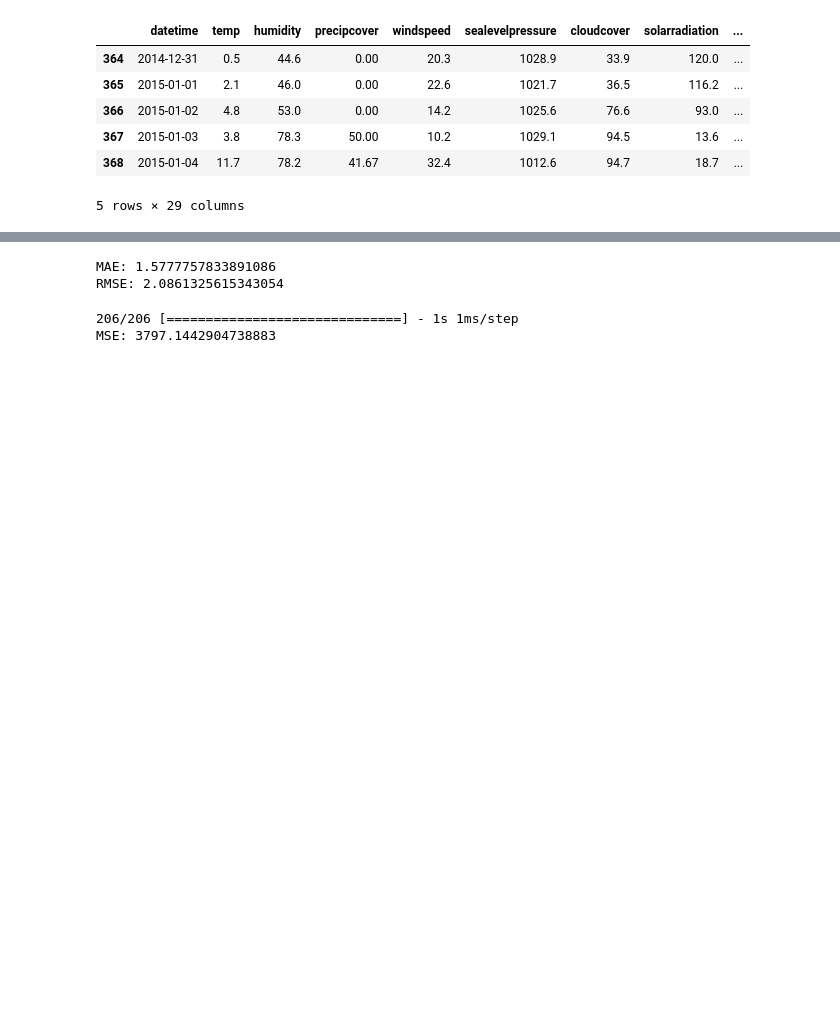
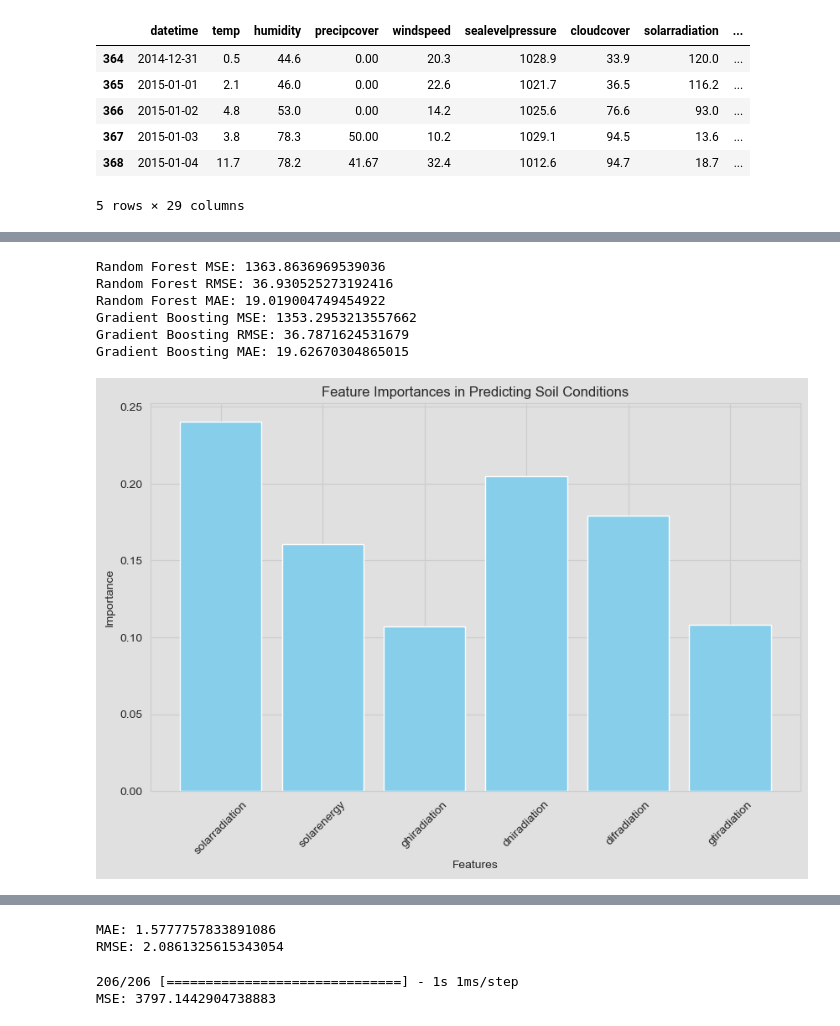
Before and after one commit to zy236yuz5/DSAN-5550-PROJECT-zy236, a Jupyter notebook: code/Project.ipynb, the cells around one changed output, grey strips where cells are left out. Drawn from its saved outputs; the diff is of its cells as text; code cells hidden in the pictures; blank space fills up the shorter version.

```diff
--- a/code/Project.ipynb
+++ b/code/Project.ipynb
@@ -210,0 +231,16 @@ plt.show()
+# %%
+import pandas as pd
+from sklearn.model_selection import train_test_split
+
+# Load your data
+# df = pd.read_csv('your_data.csv')  # Load data if not already loaded
+
+# Convert 'datetime' from string to datetime type if not already
+df['datetime'] = pd.to_datetime(df['datetime'])
+
+# Select relevant features
+features = ['solarradiation', 'solarenergy', 'ghiradiation', 'dniradiation', 'difradiation', 'gtiradiation']
+targets = ['soiltemp01', 'soiltemp04', 'soiltemp10', 'soiltemp20', 'soilmoisture01', 'soilmoisture04', 'soilmoisture10', 'soilmoisture20']
+
+# Splitting the dataset into training and testing sets
+X_train, X_test, y_train, y_test = train_test_split(df[features], df[targets], test_size=0.2, random_state=42)
@@ -210,0 +250,10 @@ plt.show()
+# %%
+from sklearn.ensemble import RandomForestRegressor, GradientBoostingRegressor
+from sklearn.metrics import mean_squared_error
+
+# Random Forest Model
+rf_model = RandomForestRegressor(n_estimators=100, random_state=42)
+rf_model.fit(X_train, y_train)
+rf_predictions = rf_model.predict(X_test)
+rf_mse = mean_squared_error(y_test, rf_predictions)
+print(f'Random Forest MSE: {rf_mse}')
@@ -210,0 +277,43 @@ plt.show()
+# %%
+from sklearn.metrics import mean_squared_error, mean_absolute_error
+import numpy as np
+
+# Random Forest Metrics
+rf_mse = mean_squared_error(y_test, rf_predictions)
+rf_rmse = np.sqrt(rf_mse)
+rf_mae = mean_absolute_error(y_test, rf_predictions)
+print(f'Random Forest MSE: {rf_mse}')
+print(f'Random Forest RMSE: {rf_rmse}')
+print(f'Random Forest MAE: {rf_mae}')
+
+# Gradient Boosting Metrics
+gbm_mse = mean_squared_error(y_test, gbm_predictions)
+gbm_rmse = np.sqrt(gbm_mse)
+gbm_mae = mean_absolute_error(y_test, gbm_predictions)
+print(f'Gradient Boosting MSE: {gbm_mse}')
+print(f'Gradient Boosting RMSE: {gbm_rmse}')
+print(f'Gradient Boosting MAE: {gbm_mae}')
+# %% [output]
+Random Forest MSE: 1363.8636969539036
+Random Forest RMSE: 36.930525273192416
+Random Forest MAE: 19.019004749454922
+Gradient Boosting MSE: 1353.2953213557662
+Gradient Boosting RMSE: 36.7871624531679
+Gradient Boosting MAE: 19.62670304865015
+# %%
+import matplotlib.pyplot as plt
+
+# Assuming rf_model is your trained Random Forest model
+feature_importances = rf_model.feature_importances_
+features = ['solarradiation', 'solarenergy', 'ghiradiation', 'dniradiation', 'difradiation', 'gtiradiation']
+
+# Plotting feature importances
+plt.figure(figsize=(10, 6))
+plt.bar(features, feature_importances, color='skyblue')
+plt.xlabel('Features')
+plt.ylabel('Importance')
+plt.title('Feature Importances in Predicting Soil Conditions')
+plt.xticks(rotation=45)
+plt.show()
+# %% [output]
+[figure, added]
```
Also changed, not shown: parts of 20 cells of this notebook.
